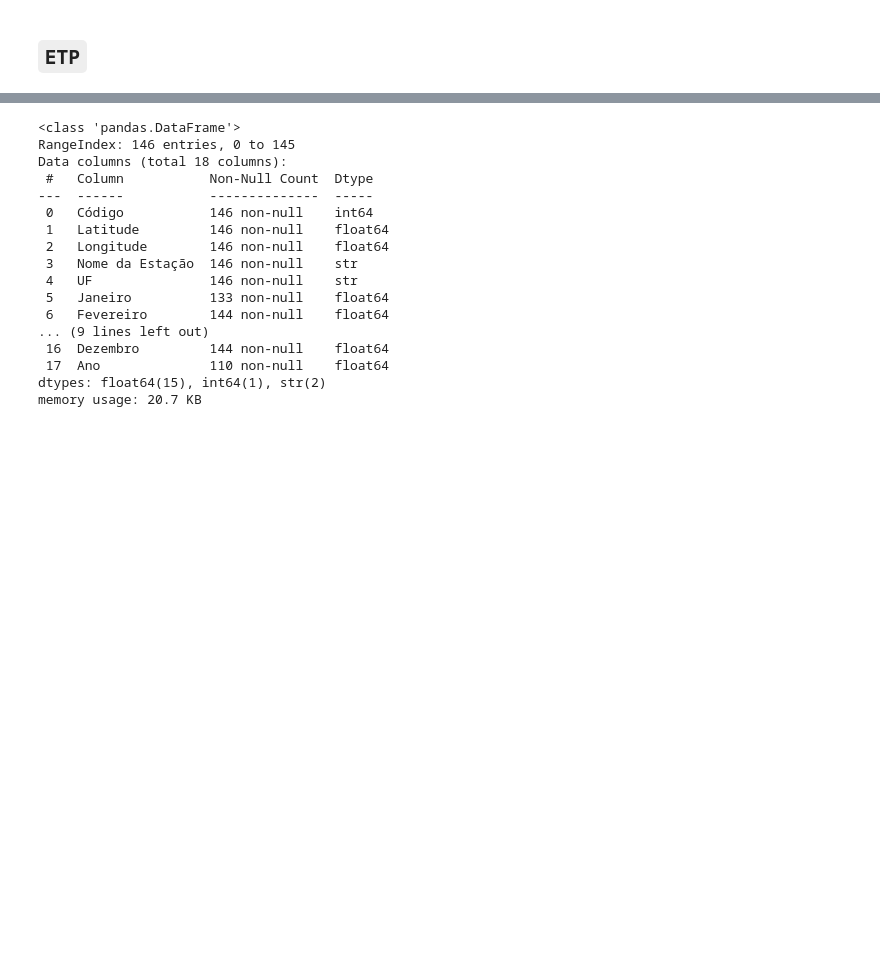
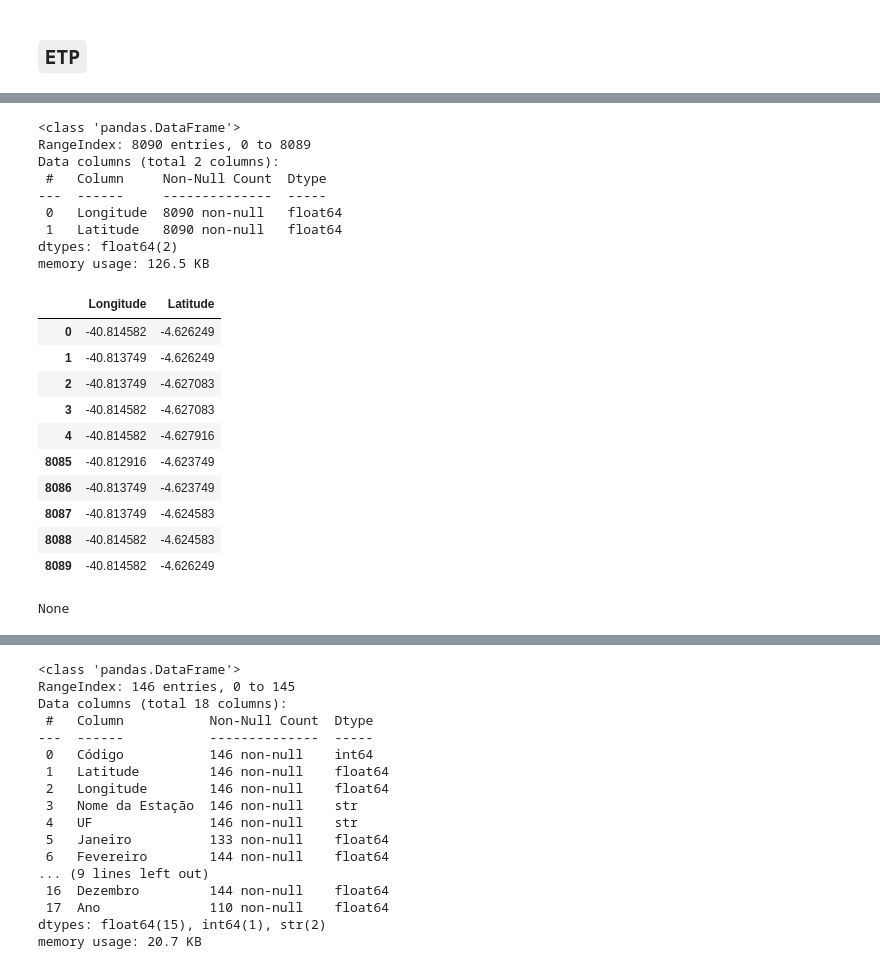
Before and after one commit to levyfelipess/2026-2_hidrologia-avancada, a Jupyter notebook: notebooks/01_precipitacao-media.ipynb, the cells around one changed output, grey strips where cells are left out. Drawn from its saved outputs; the diff is of its cells as text; code cells hidden in the pictures; blank space fills up the shorter version.

```diff
--- a/notebooks/01_precipitacao-media.ipynb
+++ b/notebooks/01_precipitacao-media.ipynb
@@ -211 +188,27 @@ memory usage: 6.4 KB
 None
+# %%
+df_basin = pd.read_csv('../data/raw/34750000.txt', header=None)
+df_basin.rename({1:'Latitude', 0:'Longitude'}, axis='columns', inplace=True)
+head_tail_info(df_basin)
+# %% [output]
+<class 'pandas.DataFrame'>
+RangeIndex: 8090 entries, 0 to 8089
+Data columns (total 2 columns):
+ #   Column     Non-Null Count  Dtype
+---  ------     --------------  -----
+ 0   Longitude  8090 non-null   float64
+ 1   Latitude   8090 non-null   float64
+dtypes: float64(2)
+memory usage: 126.5 KB
+|  | Longitude | Latitude |
+| 0 | -40.814582 | -4.626249 |
+| 1 | -40.813749 | -4.626249 |
+| 2 | -40.813749 | -4.627083 |
+| 3 | -40.814582 | -4.627083 |
+| 4 | -40.814582 | -4.627916 |
+| 8085 | -40.812916 | -4.623749 |
+| 8086 | -40.813749 | -4.623749 |
+| 8087 | -40.813749 | -4.624583 |
+| 8088 | -40.814582 | -4.624583 |
+| 8089 | -40.814582 | -4.626249 |
+None
```
Also changed, not shown: parts of 7 cells of this notebook.
